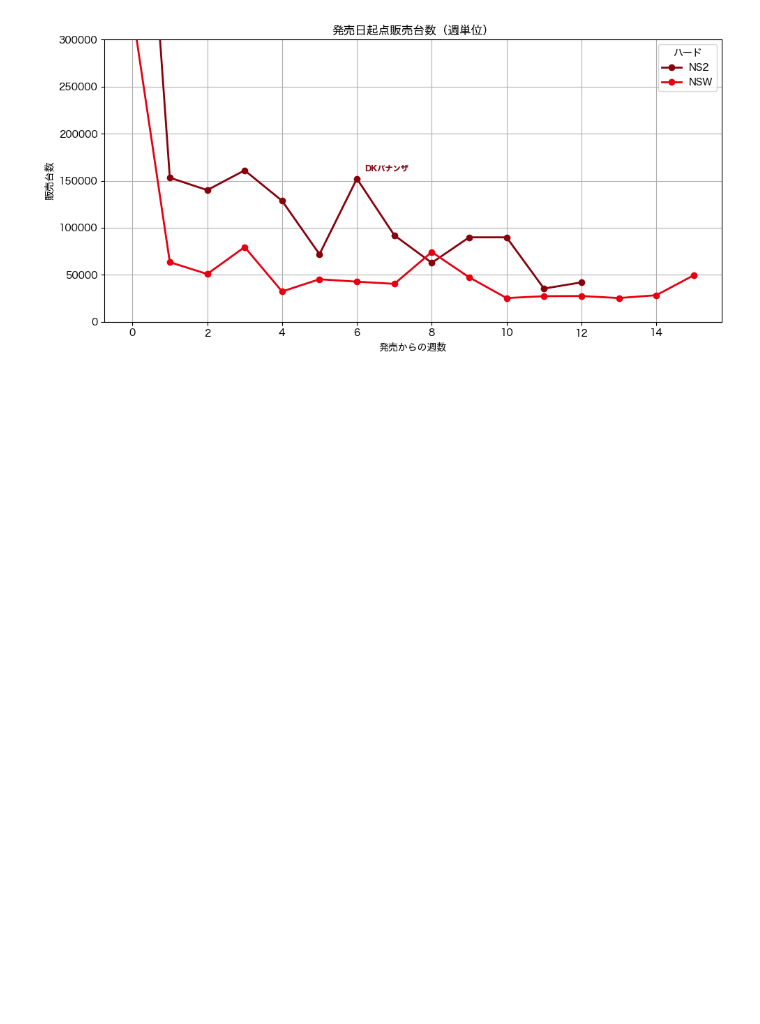
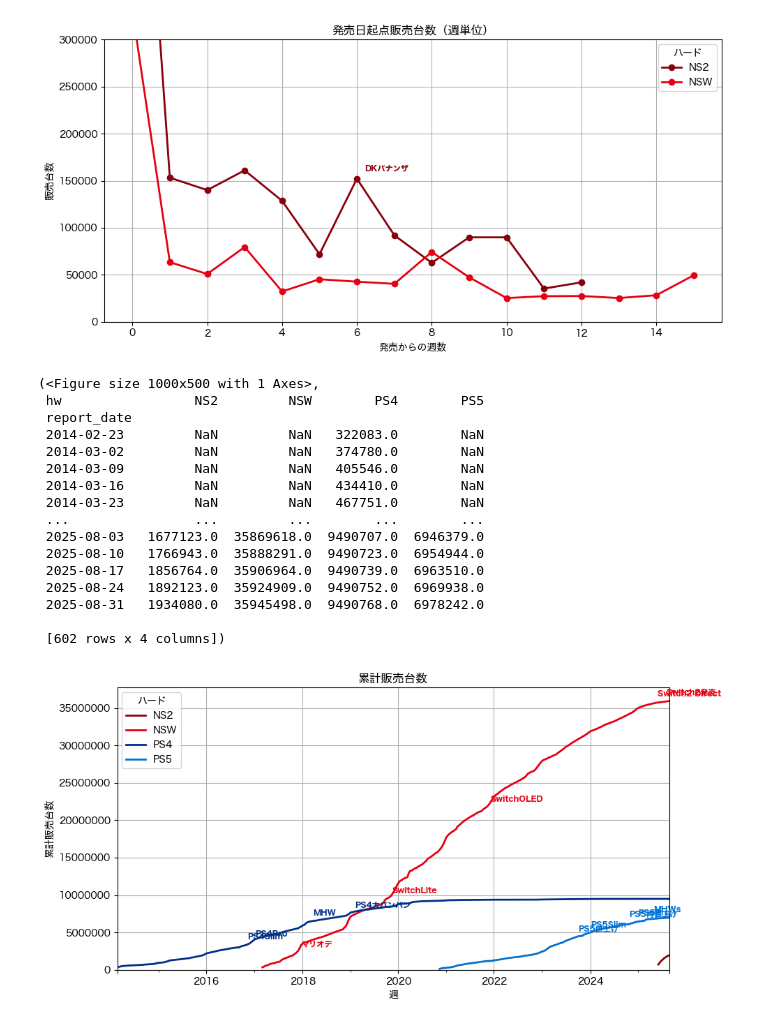
Before and after one commit to hidenden/gamedata, a Jupyter notebook: notebook/dev/plot2.ipynb, the cells around one changed output. Saved outputs shown, nothing was run; the diff lists cells and outputs as text; code cells hidden in the pictures; blank space fills up the shorter version.

```diff
--- a/notebook/dev/plot2.ipynb
+++ b/notebook/dev/plot2.ipynb
@@ -80,3 +80,23 @@ ph.plot_sales_by_delta(hw=['NS2', 'NSW'], end=15, ymax=300000)
  14               NaN   28293.0
  15               NaN   49440.0)
 [figure]
+# %%
+ph.plot_cumulative_sales(hw=['PS5', 'PS4', 'NSW', 'NS2'], event_priority=1)
+# %% [output]
+(<Figure size 1000x500 with 1 Axes>,
+ hw                 NS2         NSW        PS4        PS5
+ report_date
+ 2014-02-23         NaN         NaN   322083.0        NaN
+ 2014-03-02         NaN         NaN   374780.0        NaN
+ 2014-03-09         NaN         NaN   405546.0        NaN
+ 2014-03-16         NaN         NaN   434410.0        NaN
+ 2014-03-23         NaN         NaN   467751.0        NaN
+ ...                ...         ...        ...        ...
+ 2025-08-03   1677123.0  35869618.0  9490707.0  6946379.0
+ 2025-08-10   1766943.0  35888291.0  9490723.0  6954944.0
+ 2025-08-17   1856764.0  35906964.0  9490739.0  6963510.0
+ 2025-08-24   1892123.0  35924909.0  9490752.0  6969938.0
+ 2025-08-31   1934080.0  35945498.0  9490768.0  6978242.0
+
+ [602 rows x 4 columns])
+[figure, added]
```
Also changed, not shown: parts of 3 cells of this notebook, 6 other files.
